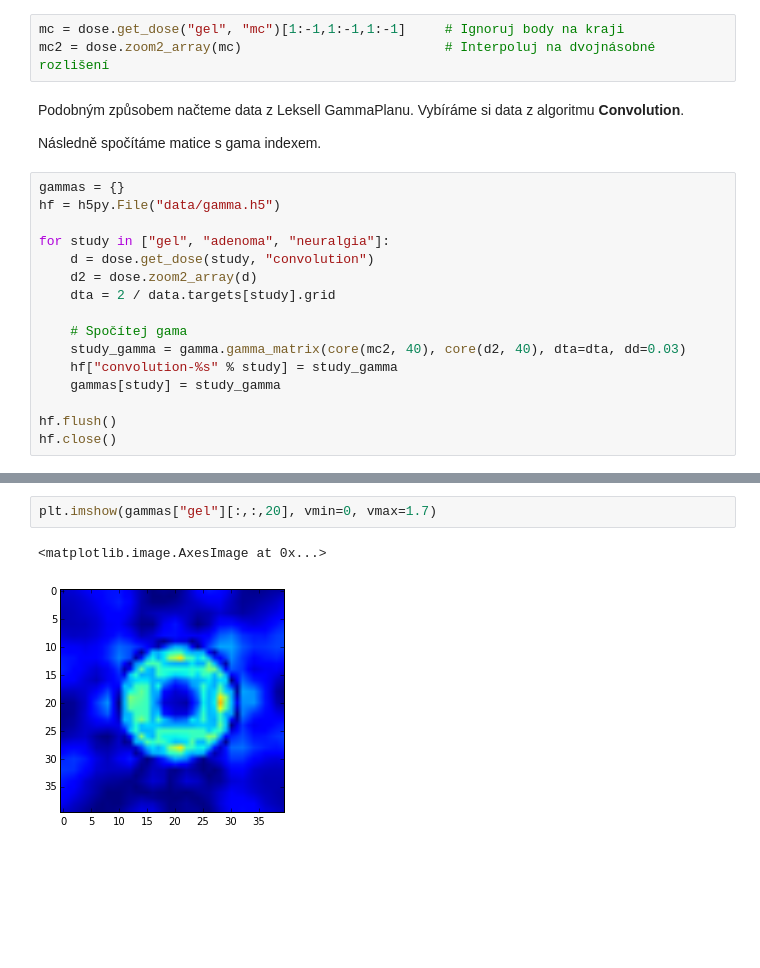
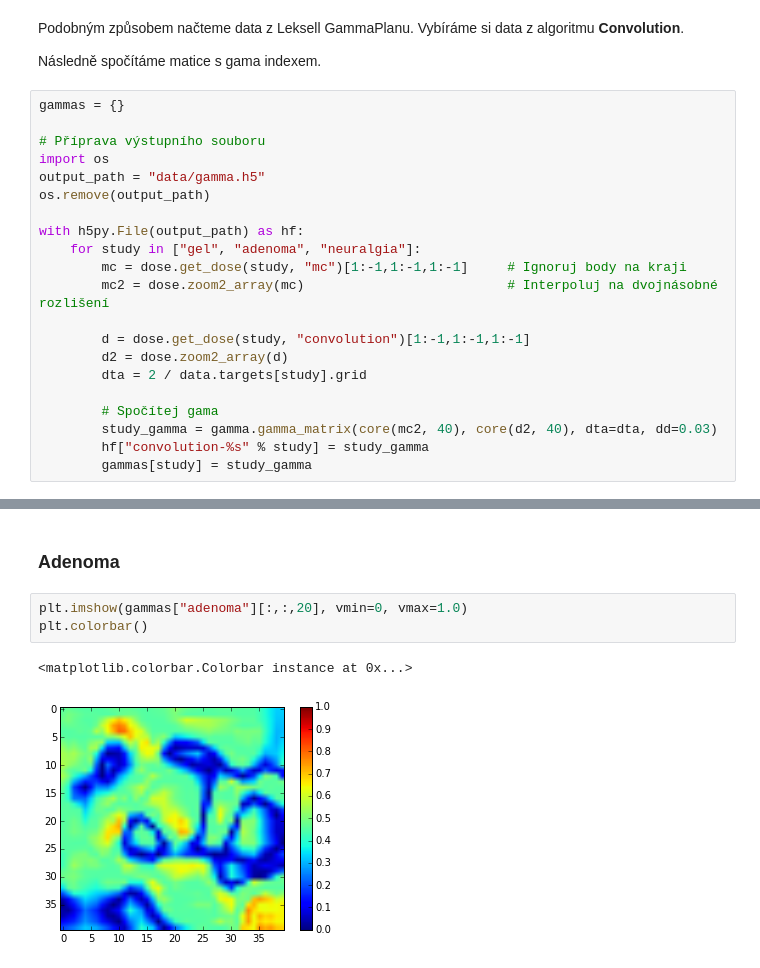
Before and after one commit to janpipek/prednaska-detenice, a Jupyter notebook: gamma.ipynb, the cells around one changed output, grey strips where cells are left out. Drawn from its saved outputs; the diff is of its cells as text; blank space fills up the shorter version.

Commit message:
Correct images

```diff
--- a/gamma.ipynb
+++ b/gamma.ipynb
@@ -25,25 +23,27 @@ Načteme data nasimulovaná Geantem:
-# %%
-mc = dose.get_dose("gel", "mc")[1:-1,1:-1,1:-1]     # Ignoruj body na kraji
-mc2 = dose.zoom2_array(mc)                          # Interpoluj na dvojnásobné rozlišení
 # %% [markdown]
 Podobným způsobem načteme data z Leksell GammaPlanu. Vybíráme si data z algoritmu **Convolution**.
 
 Následně spočítáme matice s gama indexem.
 # %%
 gammas = {}
-hf = h5py.File("data/gamma.h5")
 
-for study in ["gel", "adenoma", "neuralgia"]:
-    d = dose.get_dose(study, "convolution")
-    d2 = dose.zoom2_array(d)
-    dta = 2 / data.targets[study].grid
+# Příprava výstupního souboru
+import os
+output_path = "data/gamma.h5"
+os.remove(output_path)
 
-    # Spočítej gama
-    study_gamma = gamma.gamma_matrix(core(mc2, 40), core(d2, 40), dta=dta, dd=0.03)
-    hf["convolution-%s" % study] = study_gamma
-    gammas[study] = study_gamma
+with h5py.File(output_path) as hf:
+    for study in ["gel", "adenoma", "neuralgia"]:
+        mc = dose.get_dose(study, "mc")[1:-1,1:-1,1:-1]     # Ignoruj body na kraji
+        mc2 = dose.zoom2_array(mc)                          # Interpoluj na dvojnásobné rozlišení
 
-hf.flush()
-hf.close()
+        d = dose.get_dose(study, "convolution")[1:-1,1:-1,1:-1]
+        d2 = dose.zoom2_array(d)
+        dta = 2 / data.targets[study].grid
+
+        # Spočítej gama
+        study_gamma = gamma.gamma_matrix(core(mc2, 40), core(d2, 40), dta=dta, dd=0.03)
+        hf["convolution-%s" % study] = study_gamma
+        gammas[study] = study_gamma
 # %%
 gammas["gel"].shape   # Jak vypadá matice
@@ -50,5 +68,8 @@ gammas["gel"].shape   # Jak vypadá matice
+# %% [markdown]
+### Adenoma
 # %%
-plt.imshow(gammas["gel"][:,:,20], vmin=0, vmax=1.7)
+plt.imshow(gammas["adenoma"][:,:,20], vmin=0, vmax=1.0)
+plt.colorbar()
 # %% [output]
-<matplotlib.image.AxesImage at 0x...>
+<matplotlib.colorbar.Colorbar instance at 0x...>
-[figure, old version]
+[figure, new version]
```
Also changed, not shown: parts of 8 cells of this notebook.
